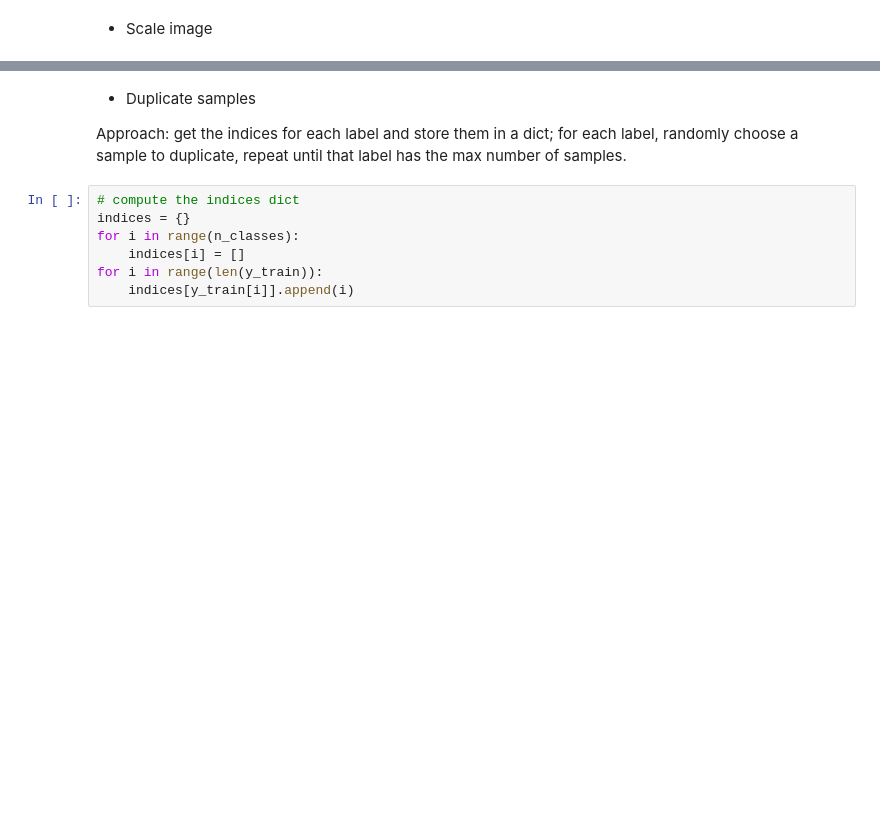
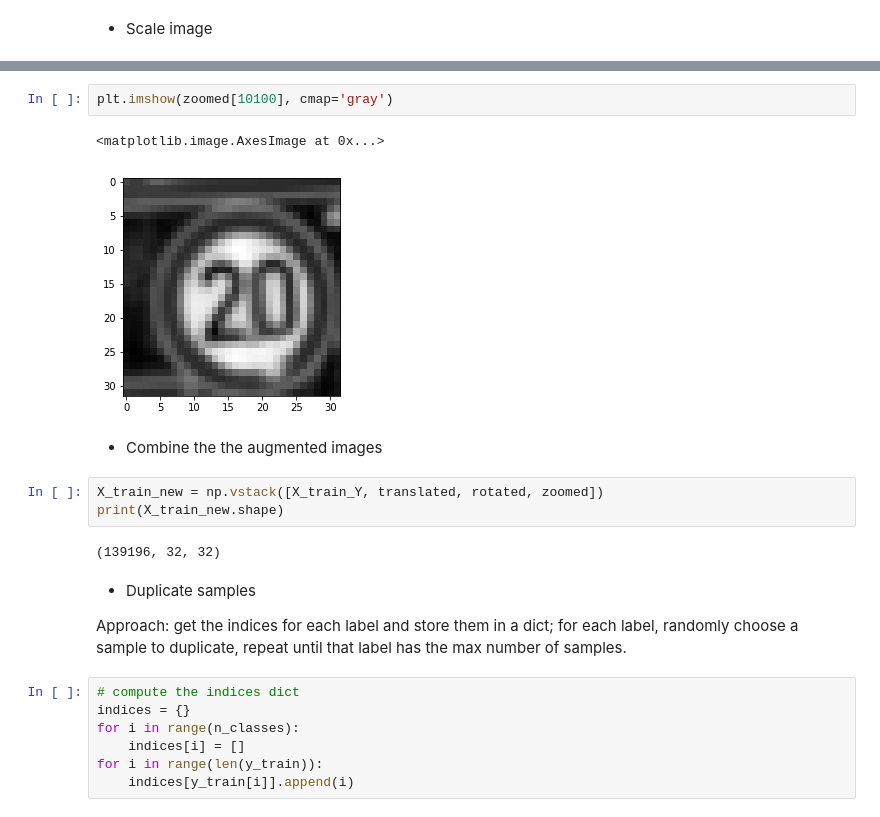
Before and after one commit to trimcao/sdcnd-p2-traffic-signs-classifier, a Jupyter notebook: Traffic_Sign_Classifier.ipynb, the cells around one changed output, grey strips where cells are left out. Cells and saved outputs as stored; diff of their text form; blank space fills up the shorter version.

```diff
--- a/Traffic_Sign_Classifier.ipynb
+++ b/Traffic_Sign_Classifier.ipynb
@@ -223,3 +280,15 @@ plt.imshow(X_train_Y[10000], cmap='gray')
+# %%
+plt.imshow(zoomed[10100], cmap='gray')
+# %% [output]
+<matplotlib.image.AxesImage at 0x...>
+[figure, added]
+# %% [markdown]
+- Combine the the augmented images
+# %%
+X_train_new = np.vstack([X_train_Y, translated, rotated, zoomed])
+print(X_train_new.shape)
+# %% [output]
+(139196, 32, 32)
 # %% [markdown]
 - Duplicate samples
 
```
Also changed, not shown: parts of 8 cells of this notebook.
